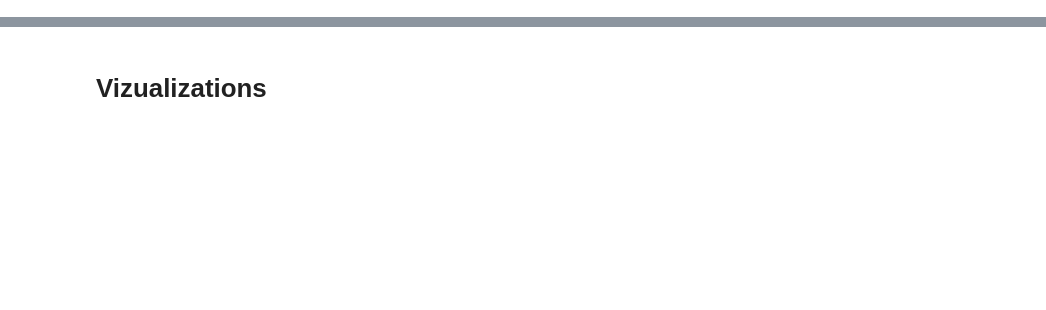
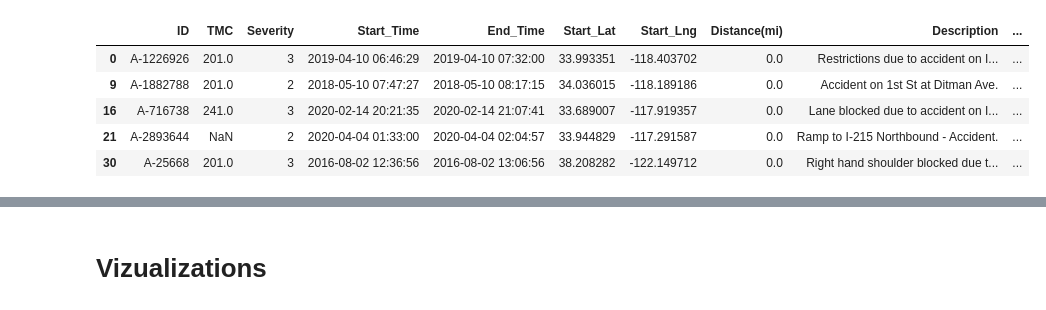
Before and after one commit to Shanicenj/Capstone4Project, a Jupyter notebook: Capstone4.ipynb, the cells around one changed output, grey strips where cells are left out. Drawn from its saved outputs; the diff is of its cells as text; code cells hidden in the pictures; blank space fills up the shorter version.

```diff
--- a/Capstone4.ipynb
+++ b/Capstone4.ipynb
@@ -67,0 +87,10 @@ accidents3.drop(['Turning_Loop', 'Duration', 'Durination_InMinutes'], axis=1, in
+# %%
+cali = accidents3[accidents3['State']=='CA']
+cali.head()
+# %% [output]
+|  | ID | TMC | Severity | Start_Time | End_Time | Start_Lat | Start_Lng | Distance(mi) | Description | ... |
+| 0 | A-1226926 | 201.0 | 3 | 2019-04-10 06:46:29 | 2019-04-10 07:32:00 | 33.993351 | -118.403702 | 0.0 | Restrictions due to accident on I... | ... |
+| 9 | A-1882788 | 201.0 | 2 | 2018-05-10 07:47:27 | 2018-05-10 08:17:15 | 34.036015 | -118.189186 | 0.0 | Accident on 1st St at Ditman Ave. | ... |
+| 16 | A-716738 | 241.0 | 3 | 2020-02-14 20:21:35 | 2020-02-14 21:07:41 | 33.689007 | -117.919357 | 0.0 | Lane blocked due to accident on I... | ... |
+| 21 | A-2893644 | NaN | 2 | 2020-04-04 01:33:00 | 2020-04-04 02:04:57 | 33.944829 | -117.291587 | 0.0 | Ramp to I-215 Northbound - Accident. | ... |
+| 30 | A-25668 | 201.0 | 3 | 2016-08-02 12:36:56 | 2016-08-02 13:06:56 | 38.208282 | -122.149712 | 0.0 | Right hand shoulder blocked due t... | ... |
```
Also changed, not shown: parts of 35 cells of this notebook.
